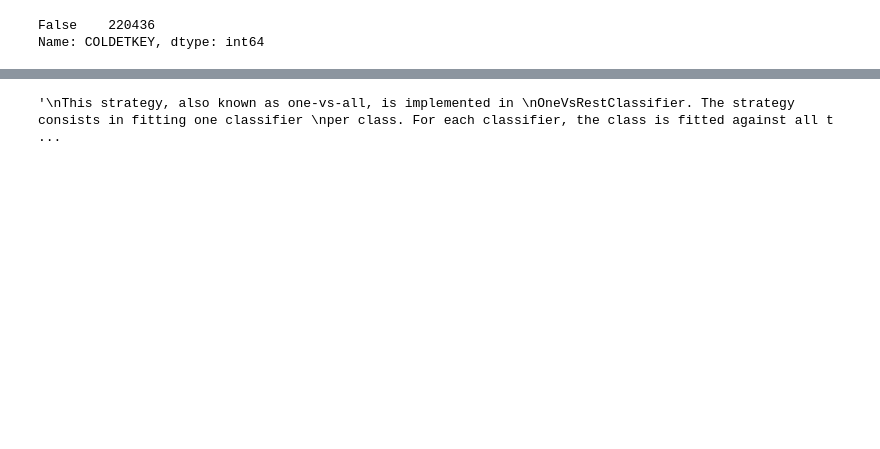
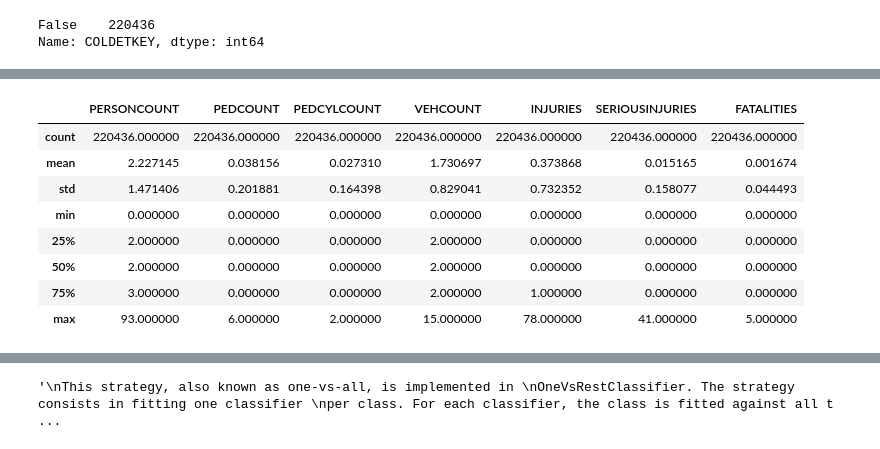
Before and after one commit to DataCircles/traffic_collisions_ml_team2, a Jupyter notebook: ou/base_model.ipynb, the cells around one changed output, grey strips where cells are left out. Saved outputs shown, nothing was run; the diff lists cells and outputs as text; code cells hidden in the pictures; blank space fills up the shorter version.

```diff
--- a/ou/base_model.ipynb
+++ b/ou/base_model.ipynb
@@ -38,11 +38,11 @@ False    220436
 Name: COLDETKEY, dtype: int64
 # %%
 # Drop 'LOCATION'
-# Drop 'REPORTNO', 'STATUS', EXCEPTRSNCODE, EXCEPTRSNDESC ST_COLCODE
-# Convert  INCDATE, INCDTTM
-X = X_org[['SEVERITYDESC', 'ADDRTYPE', 'EXCEPTRSNCODE', 'EXCEPTRSNDESC', 'COLLISIONTYPE', 'PERSONCOUNT',
+# Drop 'REPORTNO', 'STATUS', 'EXCEPTRSNCODE', 'EXCEPTRSNDESC', 'ST_COLCODE'
+# Convert INCDATE, INCDTTM
+X = X_org[['SEVERITYDESC', 'ADDRTYPE', 'COLLISIONTYPE', 'PERSONCOUNT',
        'PEDCOUNT', 'PEDCYLCOUNT', 'VEHCOUNT', 'INJURIES', 'SERIOUSINJURIES',
-       'FATALITIES', 'INCDATE', 'INCDTTM', 'JUNCTIONTYPE', 'SDOT_COLCODE',
+       'FATALITIES', 'INCDTTM', 'JUNCTIONTYPE', 'SDOT_COLCODE',
        'SDOT_COLDESC', 'INATTENTIONIND', 'UNDERINFL', 'WEATHER', 'ROADCOND',
        'LIGHTCOND', 'PEDROWNOTGRNT', 'SDOTCOLNUM', 'SPEEDING', 'ST_COLCODE',
        'ST_COLDESC', 'SEGLANEKEY', 'CROSSWALKKEY', 'HITPARKEDCAR']]
@@ -66,3 +131,16 @@ See the caveats in the documentation: http://pandas.pydata.org/pandas-docs/stabl
+# %%
+# std doesn't look too high to me
+X[num_col].describe()
+# %% [output]
+|  | PERSONCOUNT | PEDCOUNT | PEDCYLCOUNT | VEHCOUNT | INJURIES | SERIOUSINJURIES | FATALITIES |
+| count | 220436.000000 | 220436.000000 | 220436.000000 | 220436.000000 | 220436.000000 | 220436.000000 | 220436.000000 |
+| mean | 2.227145 | 0.038156 | 0.027310 | 1.730697 | 0.373868 | 0.015165 | 0.001674 |
+| std | 1.471406 | 0.201881 | 0.164398 | 0.829041 | 0.732352 | 0.158077 | 0.044493 |
+| min | 0.000000 | 0.000000 | 0.000000 | 0.000000 | 0.000000 | 0.000000 | 0.000000 |
+| 25% | 2.000000 | 0.000000 | 0.000000 | 2.000000 | 0.000000 | 0.000000 | 0.000000 |
+| 50% | 2.000000 | 0.000000 | 0.000000 | 2.000000 | 0.000000 | 0.000000 | 0.000000 |
+| 75% | 3.000000 | 0.000000 | 0.000000 | 2.000000 | 1.000000 | 0.000000 | 0.000000 |
+| max | 93.000000 | 6.000000 | 2.000000 | 15.000000 | 78.000000 | 41.000000 | 5.000000 |
 # %%
 # Create LabelEncoder object: le
 le = LabelEncoder()
```
Also changed, not shown: parts of 20 cells of this notebook, 1 other file.
